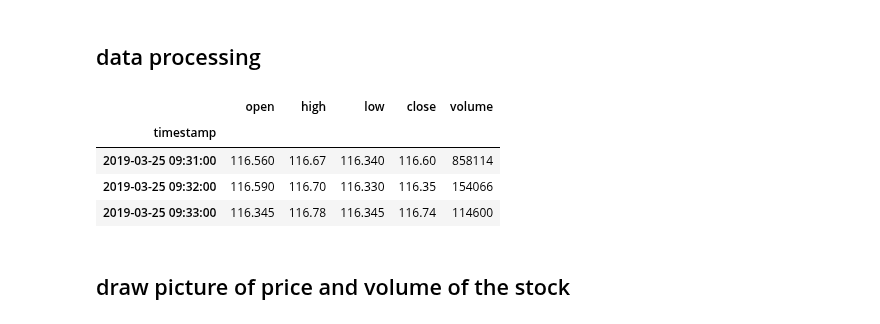
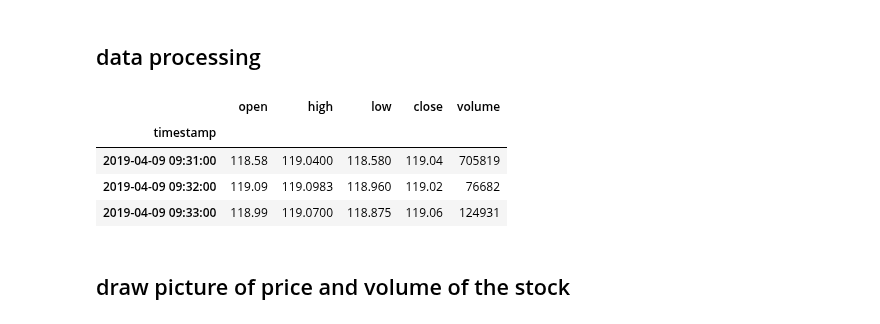
Before and after one commit to franklili3/Python-for-Finance-Engineering, a Jupyter notebook: homework1/GetStockAndChart.ipynb, the cells around one changed output. Cells and saved outputs as stored; diff of their text form; code cells hidden in the pictures.

```diff
--- a/homework1/GetStockAndChart.ipynb
+++ b/homework1/GetStockAndChart.ipynb
@@ -52,14 +52,14 @@ print(type(history_data_MSFT_1min))
 # %% [markdown]
 ## data processing
 # %%
-chart_date = '2019-03-25'
+chart_date = '2019-04-09'
 history_data_MSFT_1min_chart_date = history_data_MSFT_1min[chart_date]
 history_data_MSFT_1min_chart_date.head(3)
 # %% [output]
 |  | open | high | low | close | volume |
 | timestamp |  |  |  |  |  |
-| 2019-03-25 09:31:00 | 116.560 | 116.67 | 116.340 | 116.60 | 858114 |
-| 2019-03-25 09:32:00 | 116.590 | 116.70 | 116.330 | 116.35 | 154066 |
-| 2019-03-25 09:33:00 | 116.345 | 116.78 | 116.345 | 116.74 | 114600 |
+| 2019-04-09 09:31:00 | 118.58 | 119.0400 | 118.580 | 119.04 | 705819 |
+| 2019-04-09 09:32:00 | 119.09 | 119.0983 | 118.960 | 119.02 | 76682 |
+| 2019-04-09 09:33:00 | 118.99 | 119.0700 | 118.875 | 119.06 | 124931 |
 # %% [markdown]
 ## draw picture of price and volume of the stock
```
Also changed, not shown: parts of 5 cells of this notebook, 1 other file.
